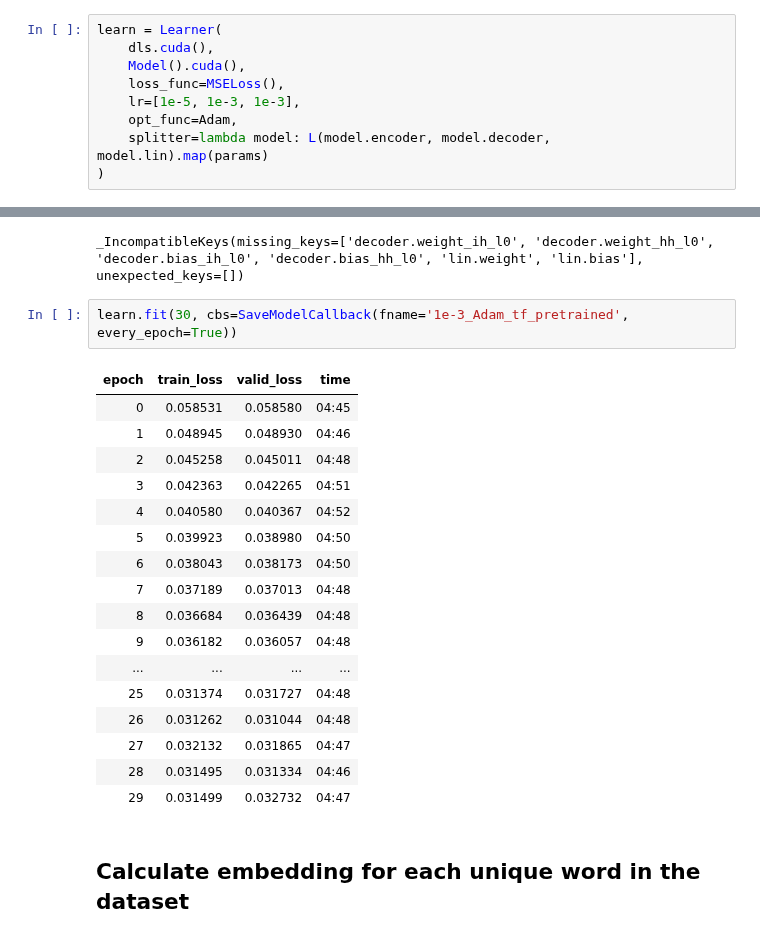
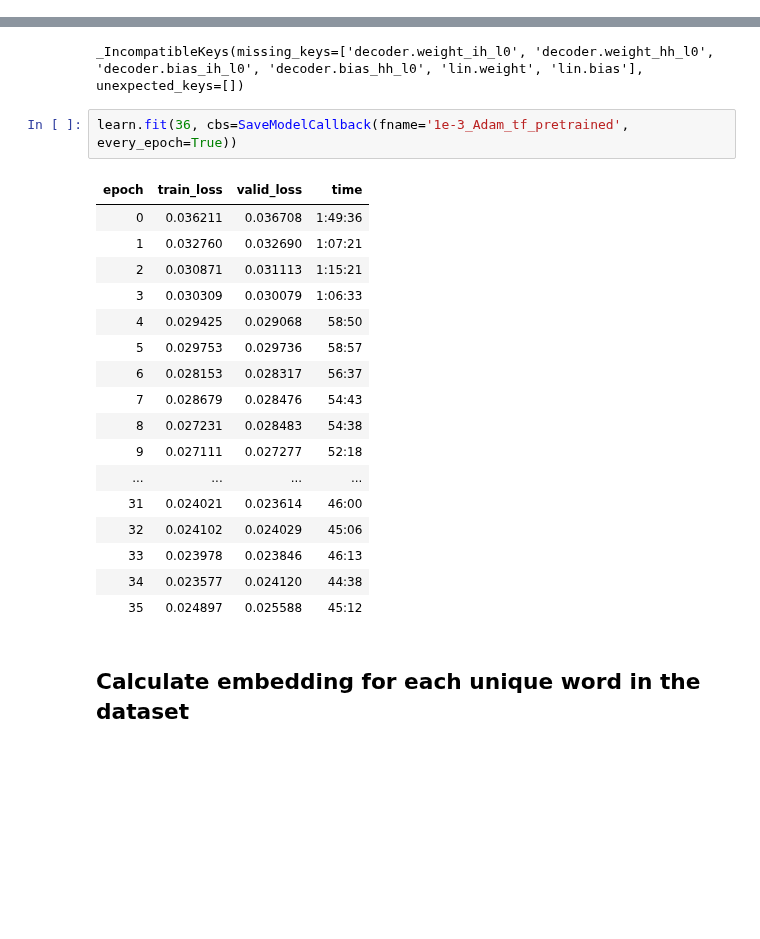
Before and after one commit to earthspecies/audio-embeddings, a Jupyter notebook: 22_pretrained_encoder_unsupervised_speech2vec_vocab_subset_of_data.ipynb, the cells around one changed output, grey strips where cells are left out. Saved outputs shown, nothing was run; the diff lists cells and outputs as text; blank space fills up the shorter version.

```diff
--- a/22_pretrained_encoder_unsupervised_speech2vec_vocab_subset_of_data.ipynb
+++ b/22_pretrained_encoder_unsupervised_speech2vec_vocab_subset_of_data.ipynb
@@ -154,15 +147,6 @@ class Model(Module):
             ), 2)
         x, _ = self.decoder(inputs, (embeddings.unsqueeze(0), torch.zeros_like(embeddings.unsqueeze(0))))
         return self.lin(x)
-# %%
-learn = Learner(
-    dls.cuda(),
-    Model().cuda(),
-    loss_func=MSELoss(),
-    lr=[1e-5, 1e-3, 1e-3],
-    opt_func=Adam,
-    splitter=lambda model: L(model.encoder, model.decoder, model.lin).map(params)
-)
 # %%
 encoder_state_dict = torch.load('models/encoder_weights_unsupervised.pth')
 state_dict = {k: v for k, v in encoder_state_dict['model'].items() if 'encoder' in k}
@@ -170,25 +154,25 @@ learn.model.load_state_dict(state_dict, strict=False)
 # %% [output]
 _IncompatibleKeys(missing_keys=['decoder.weight_ih_l0', 'decoder.weight_hh_l0', 'decoder.bias_ih_l0', 'decoder.bias_hh_l0', 'lin.weight', 'lin.bias'], unexpected_keys=[])
 # %%
-learn.fit(30, cbs=SaveModelCallback(fname='1e-3_Adam_tf_pretrained', every_epoch=True))
+learn.fit(36, cbs=SaveModelCallback(fname='1e-3_Adam_tf_pretrained', every_epoch=True))
 # %% [output]
 | epoch | train_loss | valid_loss | time |
-| 0 | 0.058531 | 0.058580 | 04:45 |
-| 1 | 0.048945 | 0.048930 | 04:46 |
-| 2 | 0.045258 | 0.045011 | 04:48 |
-| 3 | 0.042363 | 0.042265 | 04:51 |
-| 4 | 0.040580 | 0.040367 | 04:52 |
-| 5 | 0.039923 | 0.038980 | 04:50 |
-| 6 | 0.038043 | 0.038173 | 04:50 |
-| 7 | 0.037189 | 0.037013 | 04:48 |
-| 8 | 0.036684 | 0.036439 | 04:48 |
-| 9 | 0.036182 | 0.036057 | 04:48 |
+| 0 | 0.036211 | 0.036708 | 1:49:36 |
+| 1 | 0.032760 | 0.032690 | 1:07:21 |
+| 2 | 0.030871 | 0.031113 | 1:15:21 |
+| 3 | 0.030309 | 0.030079 | 1:06:33 |
+| 4 | 0.029425 | 0.029068 | 58:50 |
+| 5 | 0.029753 | 0.029736 | 58:57 |
+| 6 | 0.028153 | 0.028317 | 56:37 |
+| 7 | 0.028679 | 0.028476 | 54:43 |
+| 8 | 0.027231 | 0.028483 | 54:38 |
+| 9 | 0.027111 | 0.027277 | 52:18 |
 | ... | ... | ... | ... |
-| 25 | 0.031374 | 0.031727 | 04:48 |
-| 26 | 0.031262 | 0.031044 | 04:48 |
-| 27 | 0.032132 | 0.031865 | 04:47 |
-| 28 | 0.031495 | 0.031334 | 04:46 |
-| 29 | 0.031499 | 0.032732 | 04:47 |
+| 31 | 0.024021 | 0.023614 | 46:00 |
+| 32 | 0.024102 | 0.024029 | 45:06 |
+| 33 | 0.023978 | 0.023846 | 46:13 |
+| 34 | 0.023577 | 0.024120 | 44:38 |
+| 35 | 0.024897 | 0.025588 | 45:12 |
 # %% [markdown]
 ## Calculate embedding for each unique word in the dataset
 # %%
```
Also changed, not shown: parts of 13 cells of this notebook.
